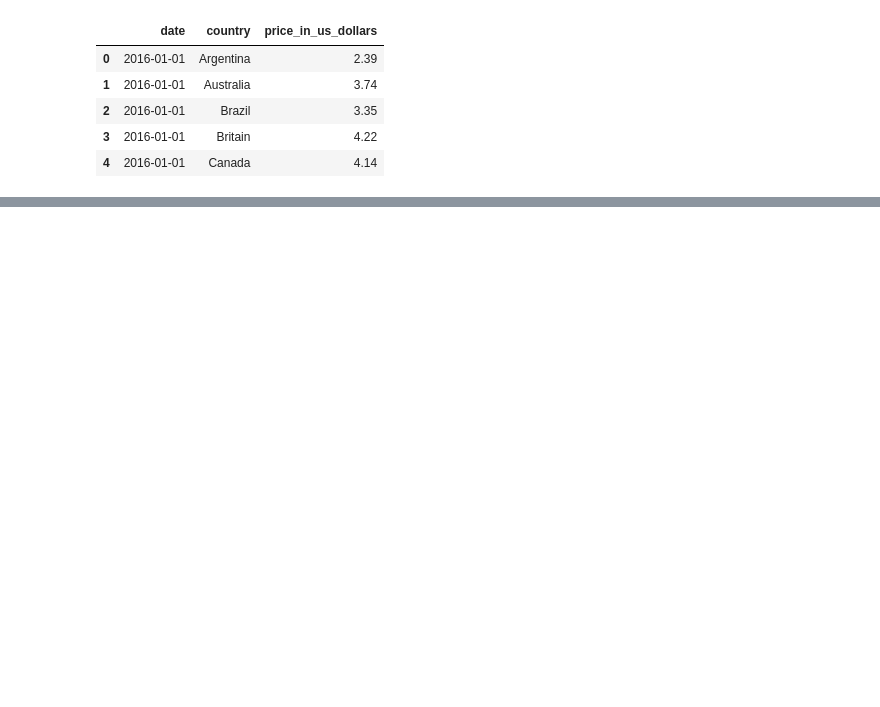
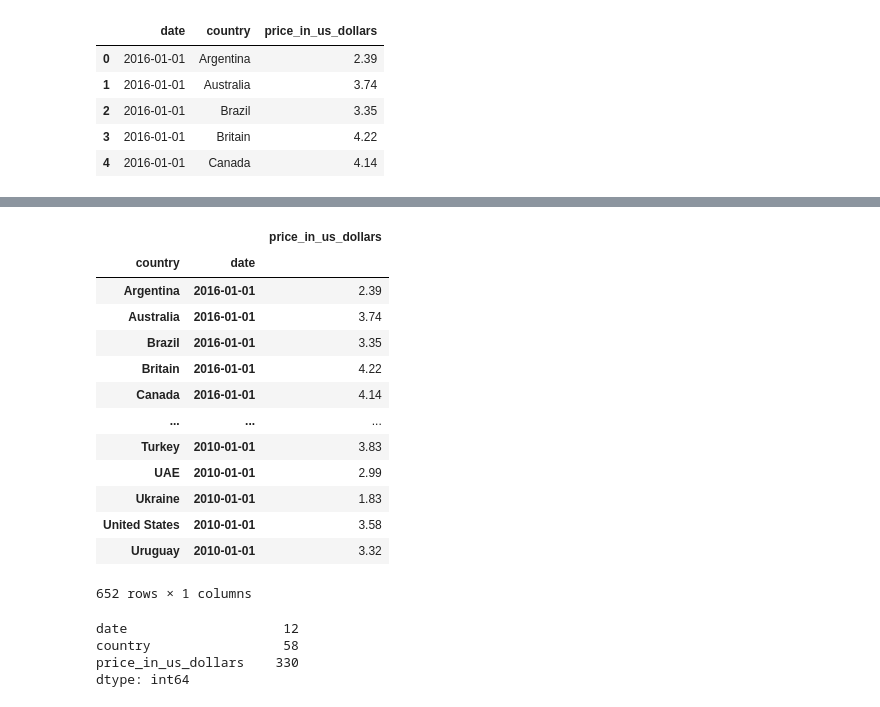
Before and after one commit to jack-cao-623/python_learning, a Jupyter notebook: pandas_multiindex.ipynb, the cells around one changed output, grey strips where cells are left out. Saved outputs shown, nothing was run; the diff lists cells and outputs as text; code cells hidden in the pictures; blank space fills up the shorter version.

```diff
--- a/pandas_multiindex.ipynb
+++ b/pandas_multiindex.ipynb
@@ -83,0 +107,34 @@ bigmac.head()
+# %%
+# order matters
+(
+    bigmac
+      .set_index(['country', 'date'])
+)
+# %% [output]
+|  |  | price_in_us_dollars |
+| country | date |  |
+| Argentina | 2016-01-01 | 2.39 |
+| Australia | 2016-01-01 | 3.74 |
+| Brazil | 2016-01-01 | 3.35 |
+| Britain | 2016-01-01 | 4.22 |
+| Canada | 2016-01-01 | 4.14 |
+| ... | ... | ... |
+| Turkey | 2010-01-01 | 3.83 |
+| UAE | 2010-01-01 | 2.99 |
+| Ukraine | 2010-01-01 | 1.83 |
+| United States | 2010-01-01 | 3.58 |
+| Uruguay | 2010-01-01 | 3.32 |
+652 rows × 1 columns
+# %%
+# but best practice is for outer layer to have fewer unique values than inner layer
+
+# number of unique values per column/Series
+bigmac.nunique()
+
+# 12 unique dates --> outer
+# 58 unique countries --> inner
+# %% [output]
+date                    12
+country                 58
+price_in_us_dollars    330
+dtype: int64
```
Also changed, not shown: parts of 17 cells of this notebook.
